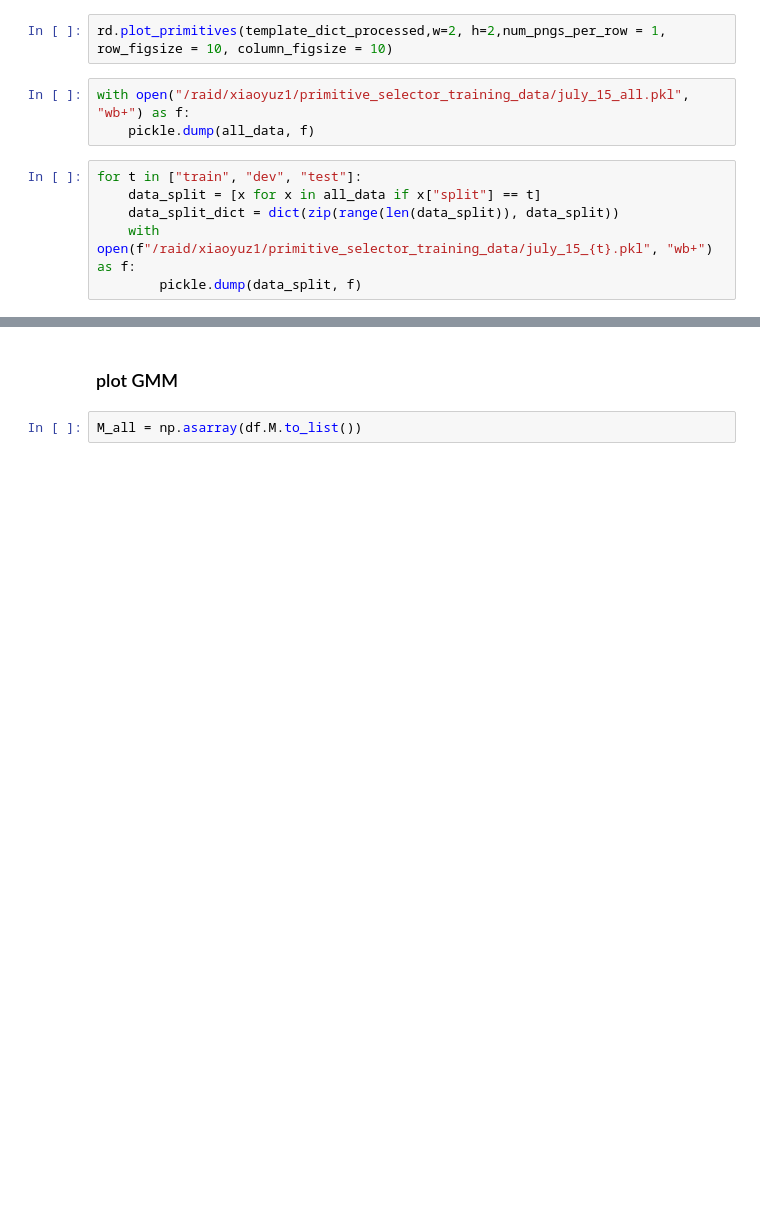
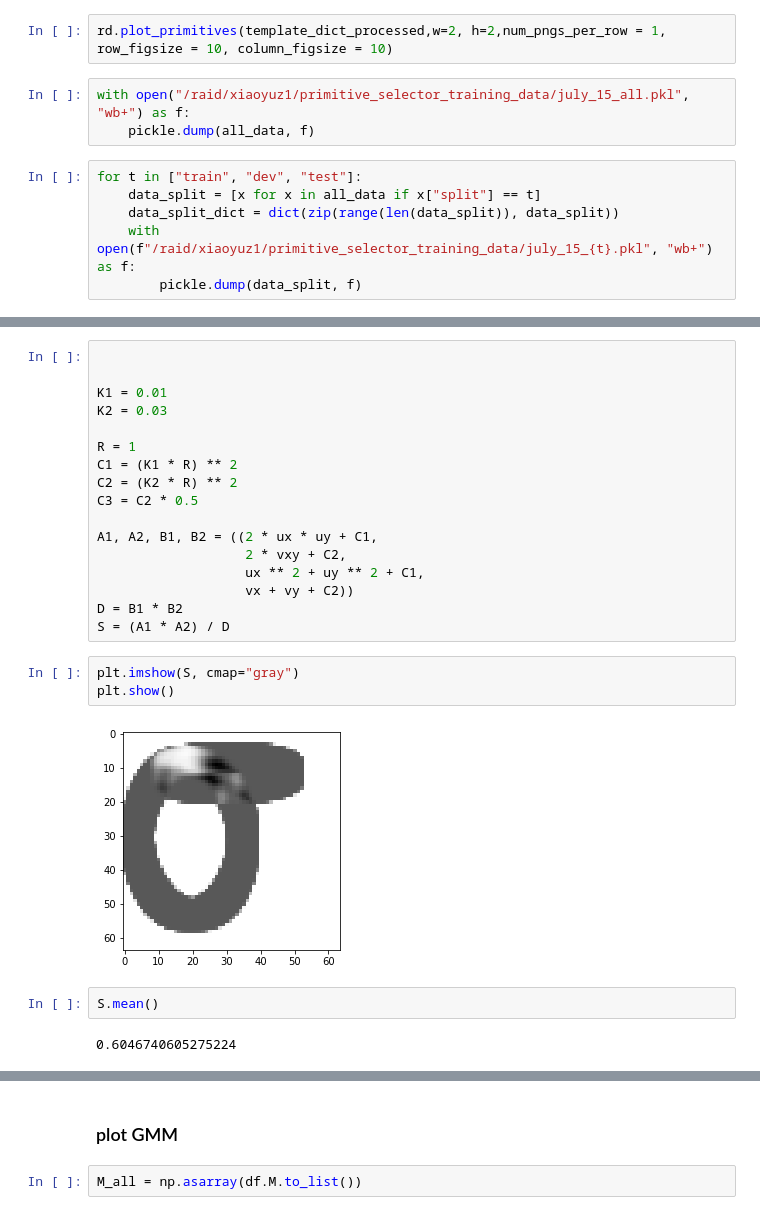
Before and after one commit to ErinZhang1998/sketch_collection, a Jupyter notebook: 07_01_analysis.ipynb, the cells around one changed output, grey strips where cells are left out. Drawn from its saved outputs; the diff is of its cells as text; blank space fills up the shorter version.

```diff
--- a/07_01_analysis.ipynb
+++ b/07_01_analysis.ipynb
@@ -367,0 +369,26 @@ df.iloc[123]
+# %%
+
+
+K1 = 0.01
+K2 = 0.03
+
+R = 1
+C1 = (K1 * R) ** 2
+C2 = (K2 * R) ** 2
+C3 = C2 * 0.5
+
+A1, A2, B1, B2 = ((2 * ux * uy + C1,
+                   2 * vxy + C2,
+                   ux ** 2 + uy ** 2 + C1,
+                   vx + vy + C2))
+D = B1 * B2
+S = (A1 * A2) / D
+# %%
+plt.imshow(S, cmap="gray")
+plt.show()
+# %% [output]
+[figure, added]
+# %%
+S.mean()
+# %% [output]
+0.6046740605275224
```
Also changed, not shown: parts of 37 cells of this notebook, 3 other files.
